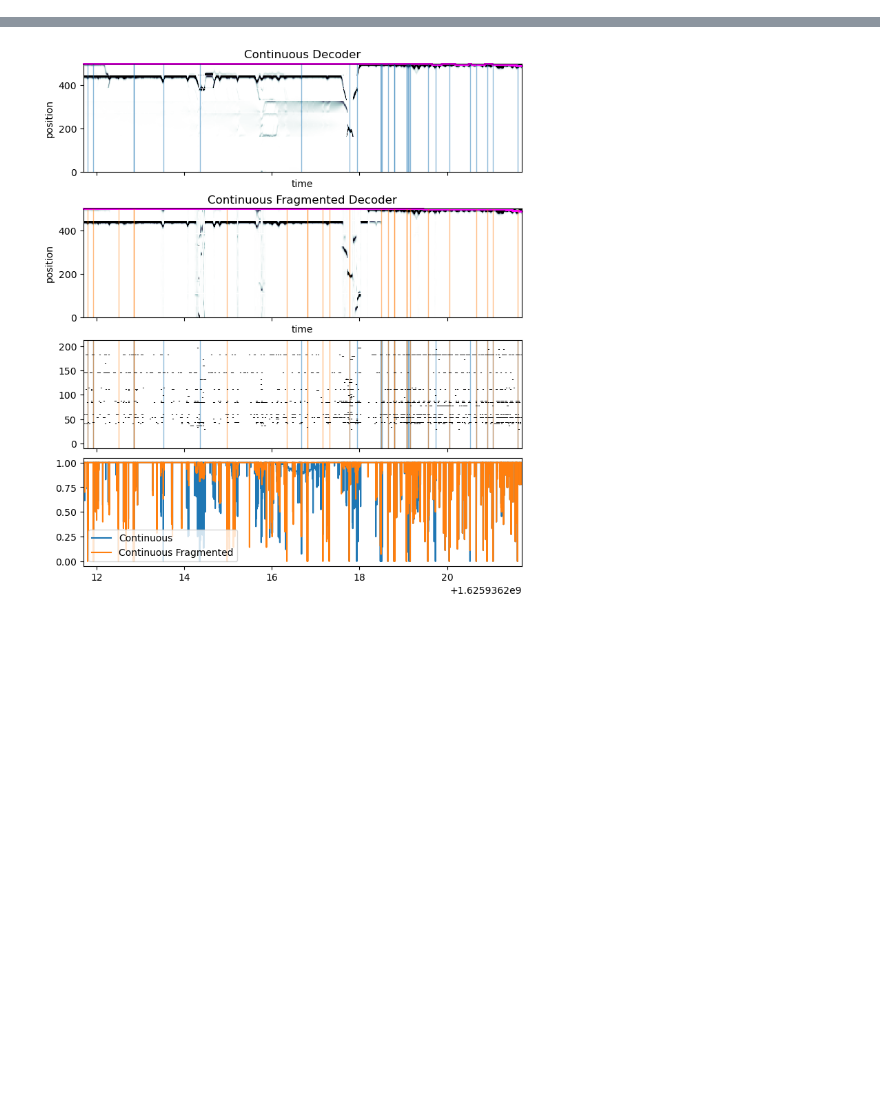
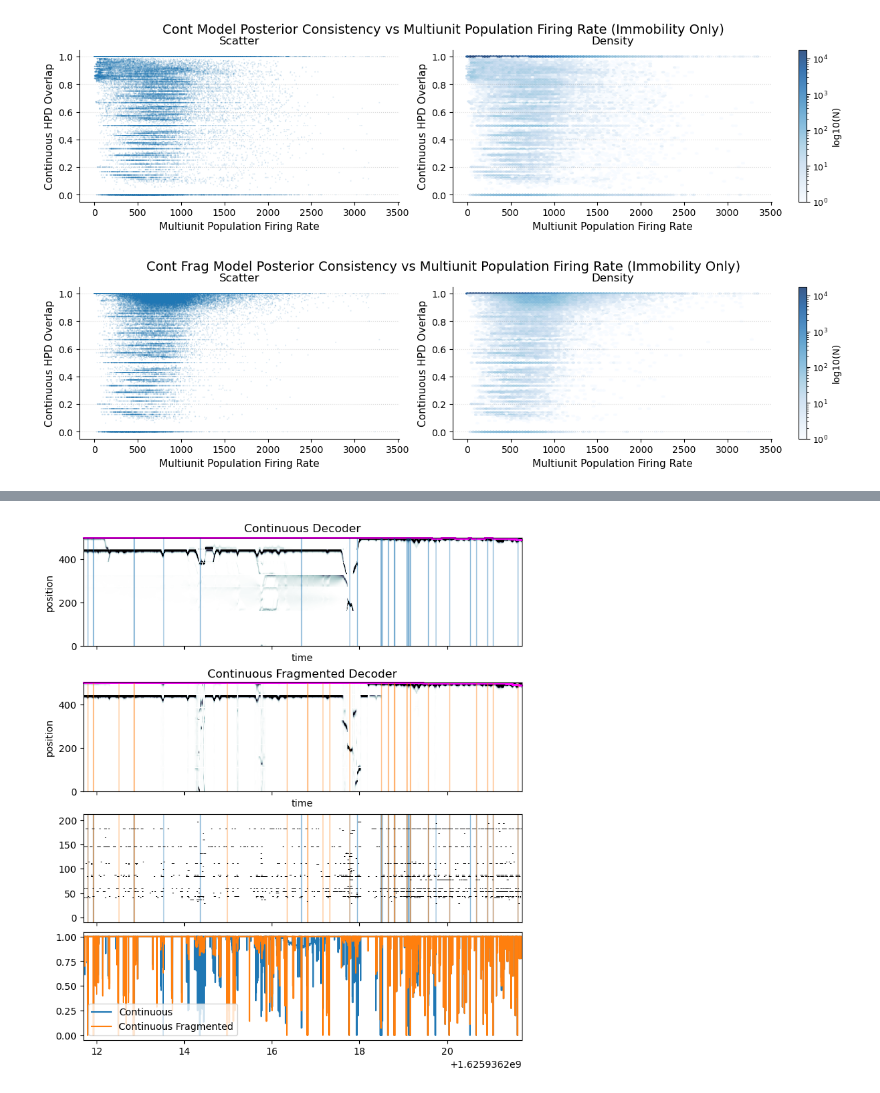
Before and after one commit to LorenFrankLab/non_local_detector, a Jupyter notebook: notebooks/model_checking.ipynb, the cells around one changed output, grey strips where cells are left out. Cells and saved outputs as stored; diff of their text form; code cells hidden in the pictures; blank space fills up the shorter version.

```diff
--- a/notebooks/model_checking.ipynb
+++ b/notebooks/model_checking.ipynb
@@ -136,0 +393,24 @@ cont_frag_hpd_overlap = posterior_consistency_hpd_overlap(
+# %%
+head_speed_interp = (
+    pd.Series(position_info["head_speed"].values, index=position_info.index)
+    .reindex(time)
+    .interpolate()
+    .values
+)
+immobility_mask = head_speed_interp < 4.0
+
+plot_posterior_consistency_vs_covariate2(
+    x=multiunit_population_firing_rate[immobility_mask],
+    covariate_label="Multiunit Population Firing Rate",
+    hpd_overlap=cont_hpd_overlap[immobility_mask],
+    suptitle="Cont Model Posterior Consistency vs Multiunit Population Firing Rate (Immobility Only)",
+)
+plot_posterior_consistency_vs_covariate2(
+    x=multiunit_population_firing_rate[immobility_mask],
+    covariate_label="Multiunit Population Firing Rate",
+    hpd_overlap=cont_frag_hpd_overlap[immobility_mask],
+    suptitle="Cont Frag Model Posterior Consistency vs Multiunit Population Firing Rate (Immobility Only)",
+)
+# %% [output]
+[figure, added]
+[figure, added]
```
Also changed, not shown: parts of 14 cells of this notebook.
